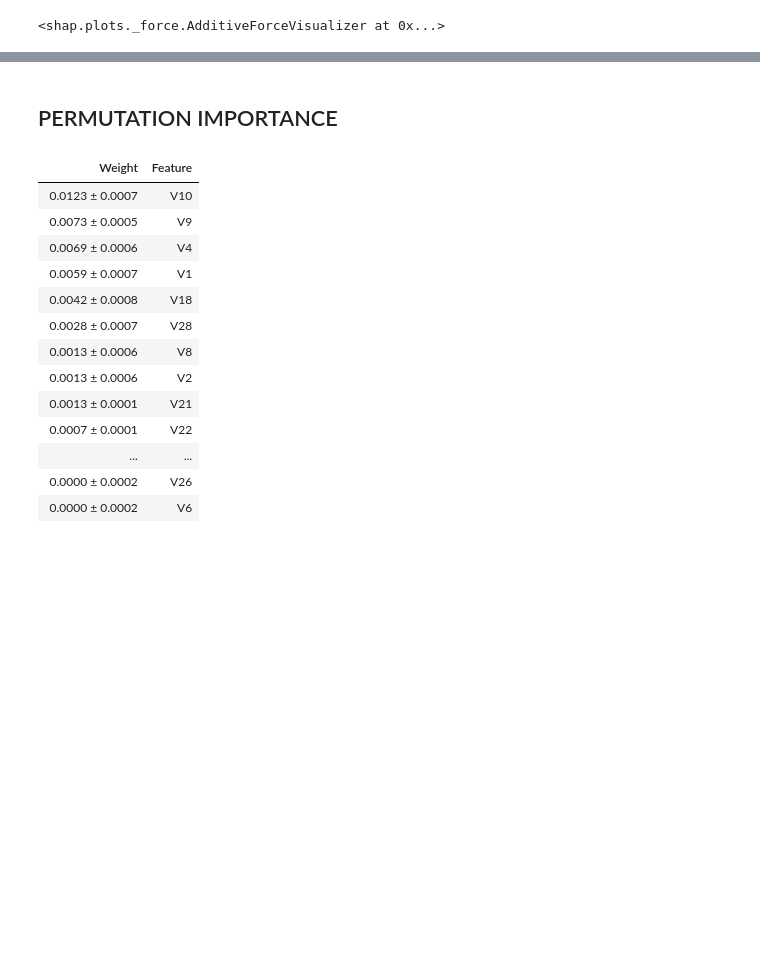
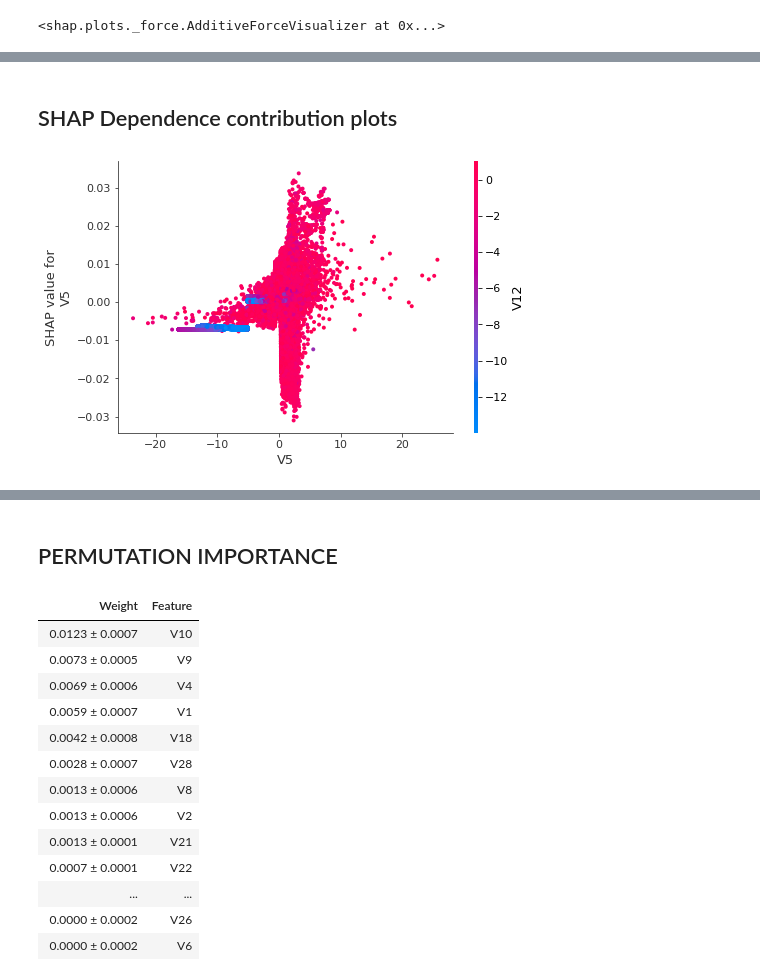
Before and after one commit to gchristodo/Advanced_ML, a Jupyter notebook: explainable_ML.ipynb, the cells around one changed output, grey strips where cells are left out. Saved outputs shown, nothing was run; the diff lists cells and outputs as text; code cells hidden in the pictures; blank space fills up the shorter version.

```diff
--- a/explainable_ML.ipynb
+++ b/explainable_ML.ipynb
@@ -291,0 +296,7 @@ display(shap.force_plot(explainer.expected_value[1], shap_values[1], scaled_data
+# %% [markdown]
+## SHAP Dependence contribution plots
+# %%
+shap_values = explainer.shap_values(scaled_data)
+shap.dependence_plot('V5', shap_values[1], scaled_data, interaction_index='V12')
+# %% [output]
+[figure, added]
```
Also changed, not shown: parts of 6 cells of this notebook.
